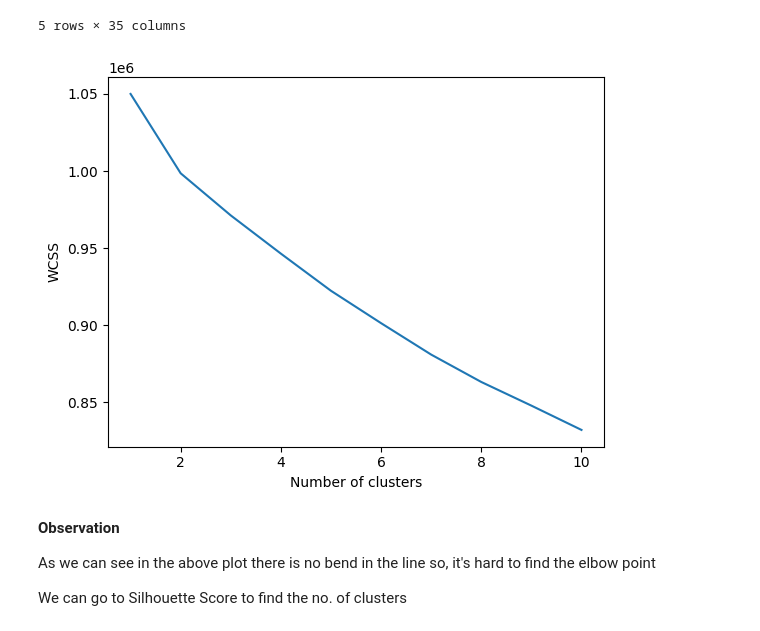
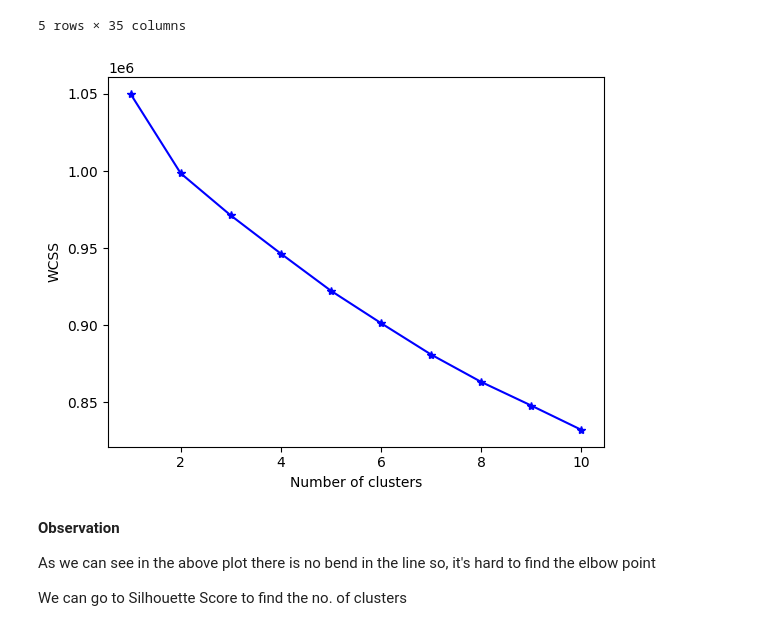
Before and after one commit to anuj123-45/Customer_Segmentation, a Jupyter notebook: Customer_Segementation.ipynb, the cells around one changed output. Drawn from its saved outputs; the diff is of its cells as text; code cells hidden in the pictures.

```diff
--- a/Customer_Segementation.ipynb
+++ b/Customer_Segementation.ipynb
@@ -264,16 +264,16 @@ feature_scaled.head()
 from sklearn.cluster import KMeans
 wcss = []
 for k in range(1,11):
-    kmeans = KMeans(n_clusters = k, init = 'k-means++', random_state = 42)
+    kmeans = KMeans(n_clusters = k, random_state = 42)
     kmeans.fit(feature_scaled)
     wcss.append(kmeans.inertia_)
 # %%
-plt.plot(range(1, 11), wcss)
+plt.plot(range(1, 11), wcss,"b*-")
 plt.xlabel('Number of clusters')
 plt.ylabel('WCSS')
 plt.show()
 # %% [output]
-[figure, old version]
+[figure, new version]
 # %% [markdown]
 **Observation**
 
```
Also changed, not shown: parts of 15 cells of this notebook.
